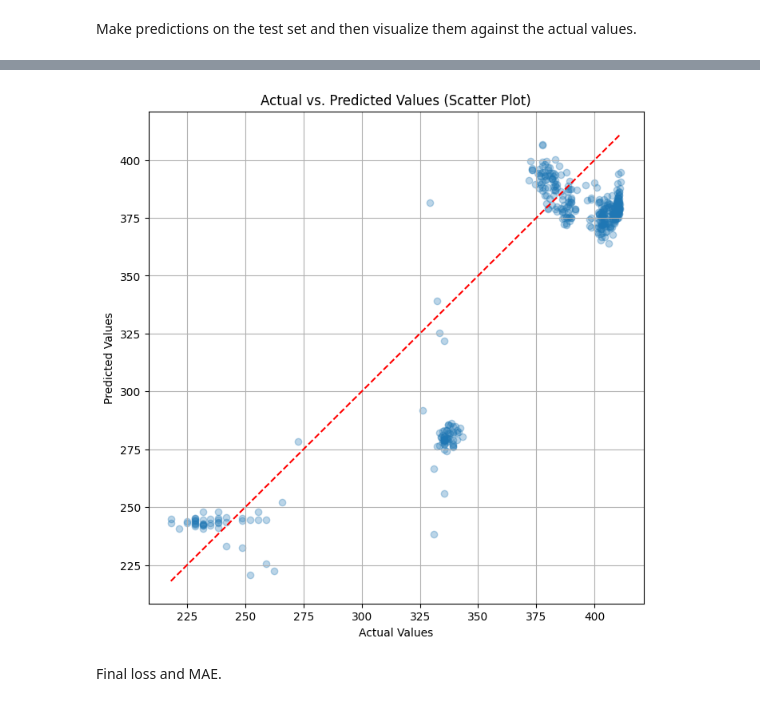
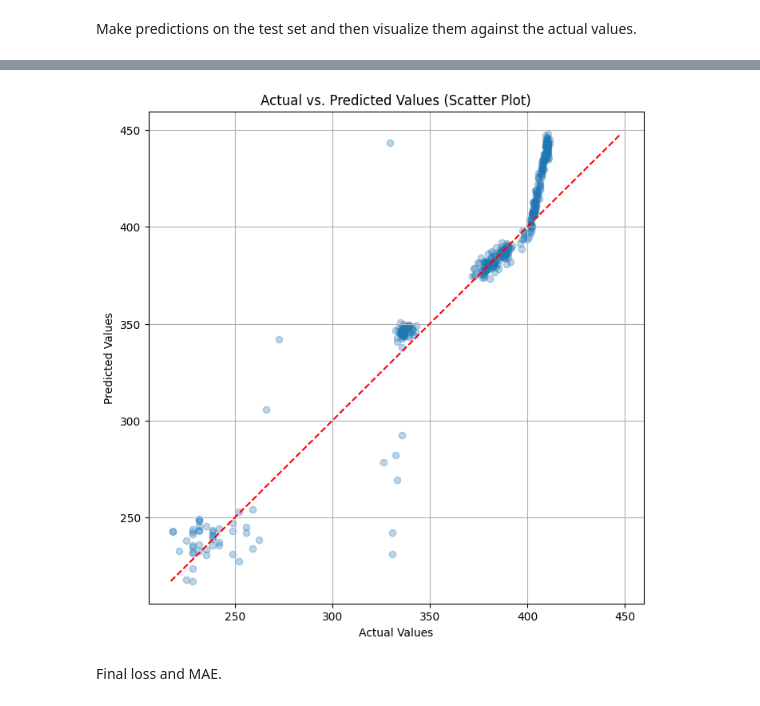
Before and after one commit to adiyadav255/IoT-air-quality-and-weather-node, a Jupyter notebook: ML/aqi_TinyNN.ipynb, the cells around one changed output, grey strips where cells are left out. Drawn from its saved outputs; the diff is of its cells as text; code cells hidden in the pictures.

```diff
--- a/ML/aqi_TinyNN.ipynb
+++ b/ML/aqi_TinyNN.ipynb
@@ -22,3 +22,12 @@ Mounted at /content/drive
+# %%
+from sklearn.preprocessing import StandardScaler
+
+y_train = y_train.reshape(-1, 1)
+y_test  = y_test.reshape(-1, 1)
+
+y_scaler = StandardScaler()
+y_train_scaled = y_scaler.fit_transform(y_train)
+y_test_scaled  = y_scaler.transform(y_test)
 # %% [markdown]
 Window Creation
 # %%
@@ -31,12 +40,13 @@ def create_windowed_data(X, y, window_size=8):
 
 WINDOW = 8
 
-X_train_w, y_train_w = create_windowed_data(X_train, y_train, window_size=WINDOW)
-X_test_w,  y_test_w  = create_windowed_data(X_test,  y_test,  window_size=WINDOW)
+X_train_w, y_train_w = create_windowed_data(X_train, y_train_scaled, window_size=WINDOW)
+X_test_w,  y_test_w  = create_windowed_data(X_test,  y_test_scaled,  window_size=WINDOW)
 
 print("Windowed Shapes:")
 print("X_train_w:", X_train_w.shape)
 print("y_train_w:", y_train_w.shape)
 print("X_test_w :", X_test_w.shape)
+print("y_test_w :", y_test_w.shape)
 # %% [output]
 Windowed Shapes:
@@ -47,7 +58,7 @@ X_test_w : (406, 8, 2)
 Building a very small MLP for a TinyNN
 # %%
 model = keras.Sequential([
-    keras.layers.Flatten(input_shape=(WINDOW, 2)),
+    keras.layers.Flatten(input_shape=(WINDOW, 4)),
     keras.layers.Dense(16, activation='relu'),
     keras.layers.Dense(8, activation='relu'),
     keras.layers.Dense(1)
@@ -124,13 +136,18 @@ plt.show()
 # %%
+y_test_real = y_scaler.inverse_transform(y_test_w)
+y_pred_real = y_scaler.inverse_transform(y_pred_w)
+
 plt.figure(figsize=(8, 8))
-plt.scatter(y_test_w, y_pred_w, alpha=0.3)
-plt.plot([y_test_w.min(), y_test_w.max()], [y_test_w.min(), y_test_w.max()], 'r--') # Diagonal line
+plt.scatter(y_test_real, y_pred_real, alpha=0.3)
+min_val = min(y_test_real.min(), y_pred_real.min())
+max_val = max(y_test_real.max(), y_pred_real.max())
+plt.plot([min_val, max_val], [min_val, max_val], 'r--', label="Ideal") # Diagonal line
 plt.title('Actual vs. Predicted Values (Scatter Plot)')
 plt.xlabel('Actual Values')
 plt.ylabel('Predicted Values')
 plt.grid(True)
 plt.show()
 # %% [output]
-[figure, old version]
+[figure, new version]
 # %% [markdown]
 Final loss and MAE.
```
Also changed, not shown: parts of 12 cells of this notebook, 7 other files.
